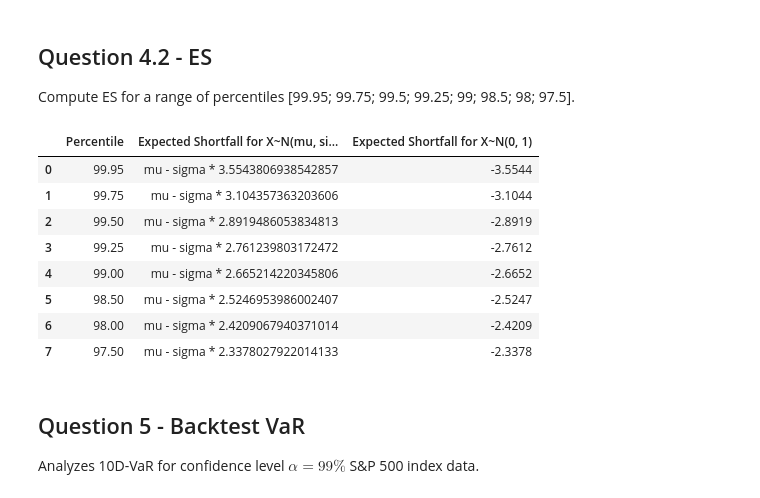
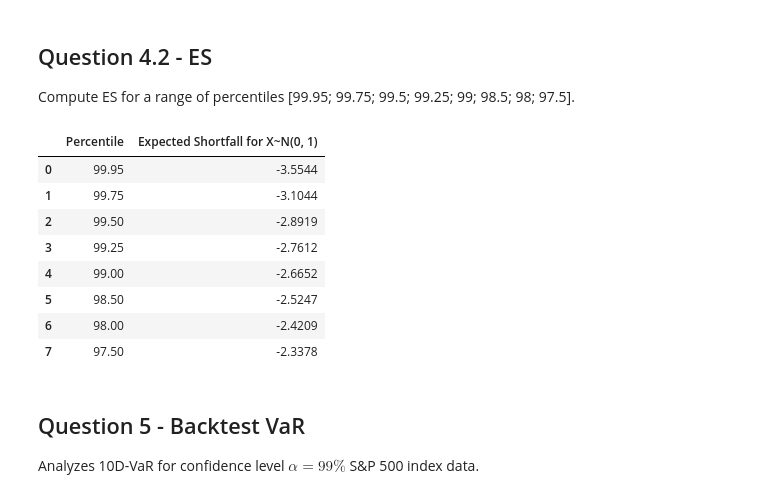
Before and after one commit to heidi123123/cqf, a Jupyter notebook: Exams/1/Exam1.ipynb, the cells around one changed output. Cells and saved outputs as stored; diff of their text form; code cells hidden in the pictures.

```diff
--- a/Exams/1/Exam1.ipynb
+++ b/Exams/1/Exam1.ipynb
@@ -425,37 +423,33 @@ One could refer to a loss as "-1000 USD", but one could also refer to the same l
 Compute ES for a range of percentiles [99.95; 99.75; 99.5; 99.25; 99; 98.5; 98; 97.5].
 # %%
 percentiles = [99.95, 99.75, 99.5, 99.25, 99, 98.5, 98, 97.5]
-es_normal = []
-es_std_normal = []
+es = []
 
 
 def get_es(alpha, mu, sigma):
     # calculates Expected Shortfall for confidence level alpha for a r.v. X~N(mu, sigma^2)
     return mu - sigma * norm.pdf(norm.ppf(1 - alpha)) / (1 - alpha)
 
 
-
 for percentile in percentiles:
-    es_normal.append(f"mu - sigma * {get_factor_for_es(percentile / 100)}")
-    es_std_normal.append(get_es(percentile / 100, 0, 1))
+    es.append(get_es(percentile / 100, 0, 1))
 
 df = pd.DataFrame({
     'Percentile': percentiles,
-    'Expected Shortfall for X~N(mu, sigma^2)': es_normal,
-    'Expected Shortfall for X~N(0, 1)': es_std_normal
+    'Expected Shortfall for X~N(0, 1)': es
 })
 
 df
 # %% [output]
-|  | Percentile | Expected Shortfall for X~N(mu, si... | Expected Shortfall for X~N(0, 1) |
-| 0 | 99.95 | mu - sigma * 3.5543806938542857 | -3.5544 |
-| 1 | 99.75 | mu - sigma * 3.104357363203606 | -3.1044 |
-| 2 | 99.50 | mu - sigma * 2.8919486053834813 | -2.8919 |
-| 3 | 99.25 | mu - sigma * 2.761239803172472 | -2.7612 |
-| 4 | 99.00 | mu - sigma * 2.665214220345806 | -2.6652 |
-| 5 | 98.50 | mu - sigma * 2.5246953986002407 | -2.5247 |
-| 6 | 98.00 | mu - sigma * 2.4209067940371014 | -2.4209 |
-| 7 | 97.50 | mu - sigma * 2.3378027922014133 | -2.3378 |
+|  | Percentile | Expected Shortfall for X~N(0, 1) |
+| 0 | 99.95 | -3.5544 |
+| 1 | 99.75 | -3.1044 |
+| 2 | 99.50 | -2.8919 |
+| 3 | 99.25 | -2.7612 |
+| 4 | 99.00 | -2.6652 |
+| 5 | 98.50 | -2.5247 |
+| 6 | 98.00 | -2.4209 |
+| 7 | 97.50 | -2.3378 |
 # %% [markdown]
 ## Question 5 - Backtest VaR
 
```
Also changed, not shown: parts of 4 cells of this notebook, 1 other file.
